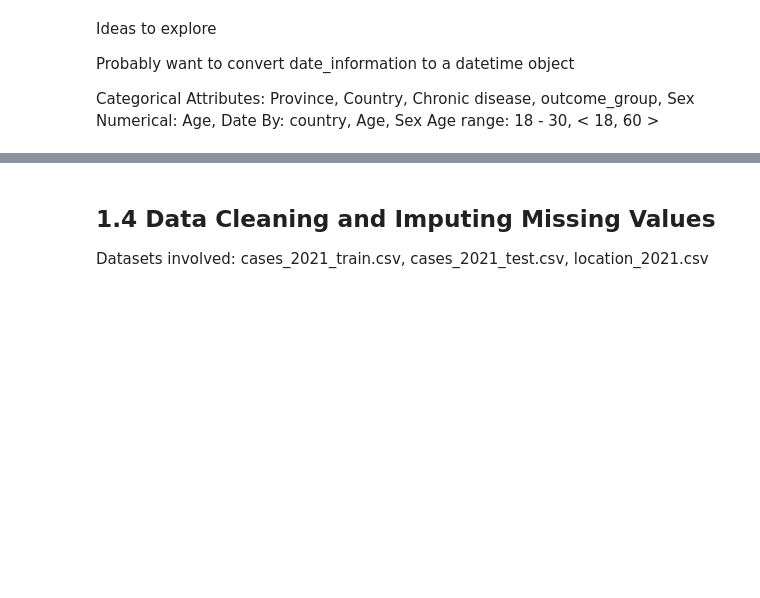
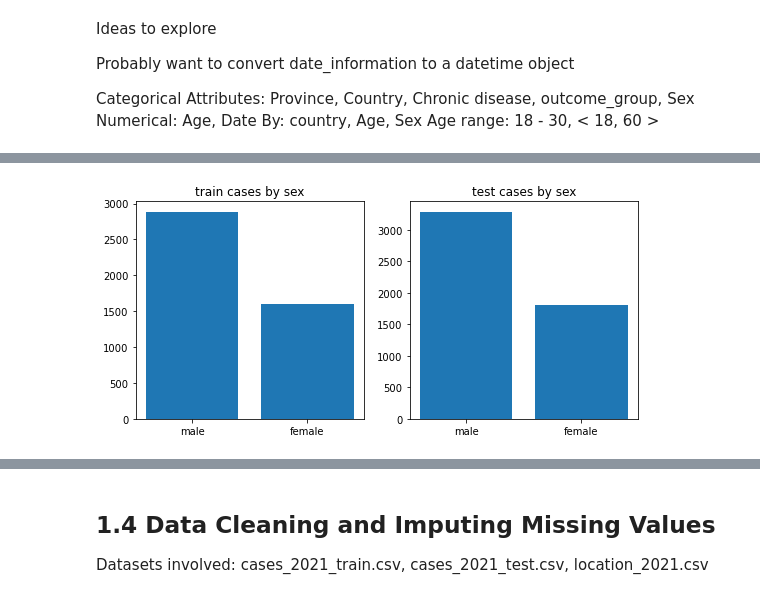
Before and after one commit to YufengLuo98/CMPT-459-Course-Project, a Jupyter notebook: milestone-1.ipynb, the cells around one changed output, grey strips where cells are left out. Cells and saved outputs as stored; diff of their text form; code cells hidden in the pictures; blank space fills up the shorter version.

```diff
--- a/milestone-1.ipynb
+++ b/milestone-1.ipynb
@@ -8,13 +8,13 @@ import seaborn as sns
 # %% [markdown]
 ### Loading all datasets
 # %%
-cases_test = pd.read_csv('./datasets/cases_2021_test.csv')
+cases_test = pd.read_csv('./datasets/cases_2021_test.csv', parse_dates=[7])
 cases_location = pd.read_csv('./datasets/location_2021.csv')
 # %% [markdown]
 ## 1.1 Cleaning messy outcome labels
 Datasets involved: cases_2021_train.csv
 # %%
-cases_train = pd.read_csv('./datasets/cases_2021_train.csv')
+cases_train = pd.read_csv('./datasets/cases_2021_train.csv', parse_dates=[7])
 # %%
 cases_train.groupby('outcome').size()
 # %% [output]
@@ -111,0 +154,13 @@ Age range: 18 - 30, < 18, 60 >
+# %%
+# sex attribute
+plt.figure(figsize=(9,4))
+plt.subplot(1,2,1)
+plt.bar(cases_train['sex'].value_counts().index,cases_train['sex'].value_counts())
+plt.title('train cases by sex')
+
+plt.subplot(1,2,2)
+plt.bar(cases_test['sex'].value_counts().index,cases_test['sex'].value_counts())
+plt.title('test cases by sex')
+plt.show()
+# %% [output]
+[figure, added]
```
Also changed, not shown: parts of 16 cells of this notebook.
